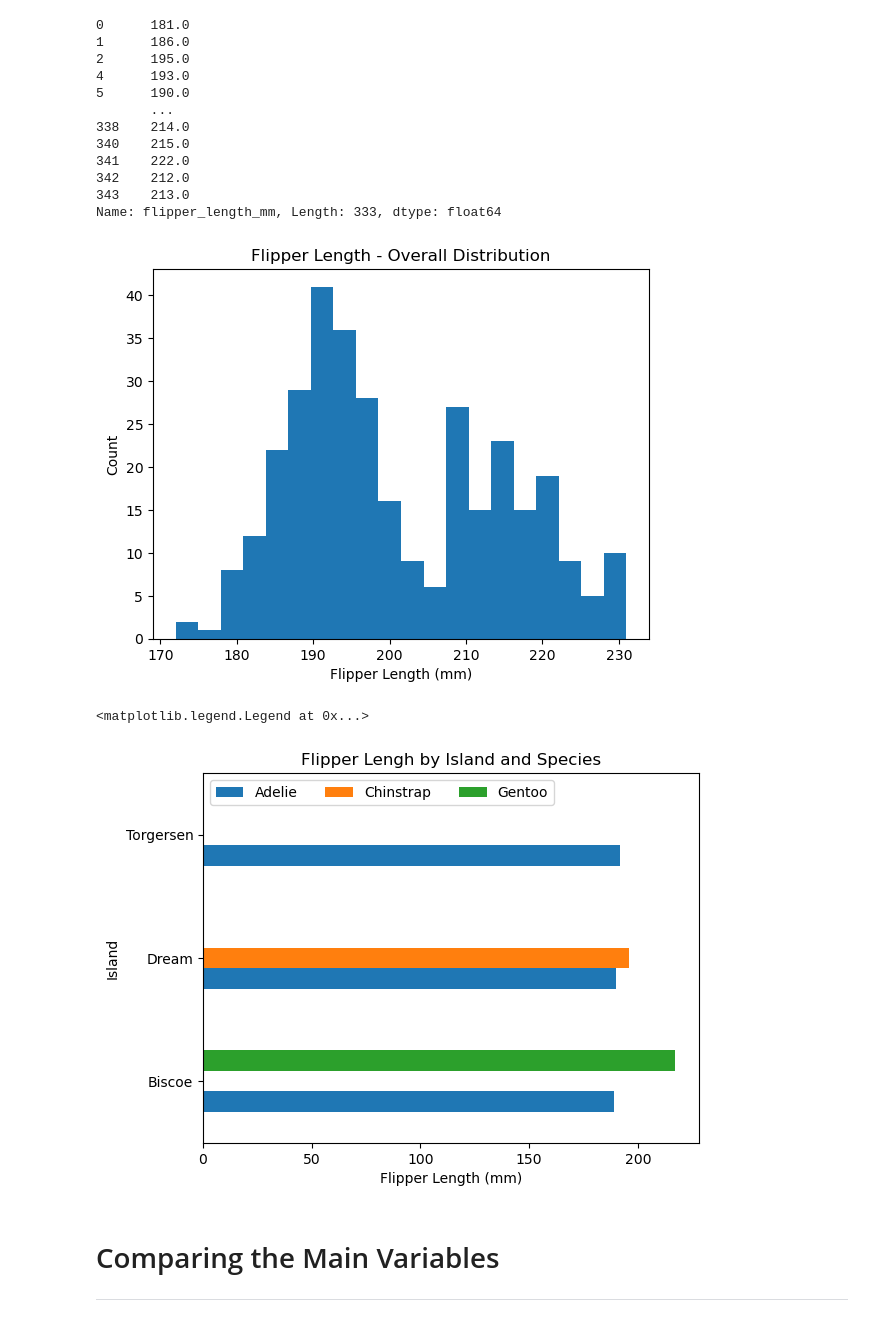
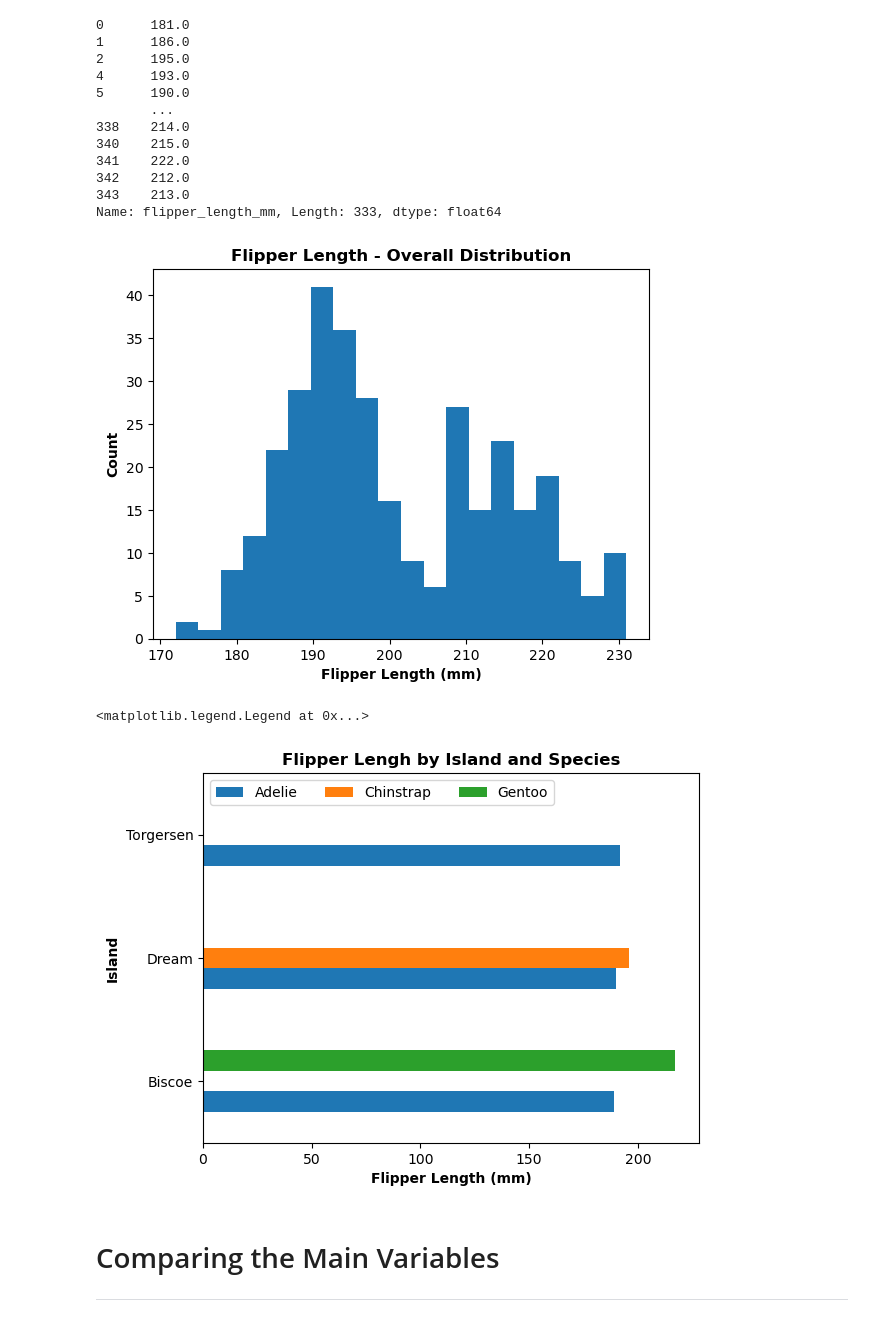
Before and after one commit to NeilTynan/8634, a Jupyter notebook: penguins.ipynb, the cells around one changed output. Saved outputs shown, nothing was run; the diff lists cells and outputs as text; code cells hidden in the pictures.

```diff
--- a/penguins.ipynb
+++ b/penguins.ipynb
@@ -206,21 +206,21 @@ print(flen)
 Name: flipper_length_mm, Length: 333, dtype: float64
 # %%
 plt.hist(flen, bins=20)
-plt.xlabel('Flipper Length (mm)')
-plt.ylabel('Count')
-plt.title('Flipper Length - Overall Distribution')
+plt.xlabel('Flipper Length (mm)', fontweight ='bold', size=10)
+plt.ylabel('Count', fontweight ='bold', size=10)
+plt.title('Flipper Length - Overall Distribution', fontweight ='bold', size=12)
 plt.show()
 # %% [output]
-[figure, old version]
+[figure, new version]
 # %%
 ax=df.groupby(['island', 'species'])['flipper_length_mm'].mean().unstack().plot.barh()
-ax.set_xlabel('Flipper Length (mm)')
-ax.set_ylabel('Island')
-ax.set_title('Flipper Lengh by Island and Species')
+ax.set_xlabel('Flipper Length (mm)', fontweight ='bold', size=10)
+ax.set_ylabel('Island', fontweight ='bold', size=10)
+ax.set_title('Flipper Lengh by Island and Species', fontweight ='bold', size=12)
 ax.legend(loc='upper left', ncols=3)
 # %% [output]
 <matplotlib.legend.Legend at 0x...>
-[figure, old version]
+[figure, new version]
 # %% [markdown]
 # Comparing the Main Variables
 ***
```
Also changed, not shown: parts of 8 cells of this notebook, 2 other files.
